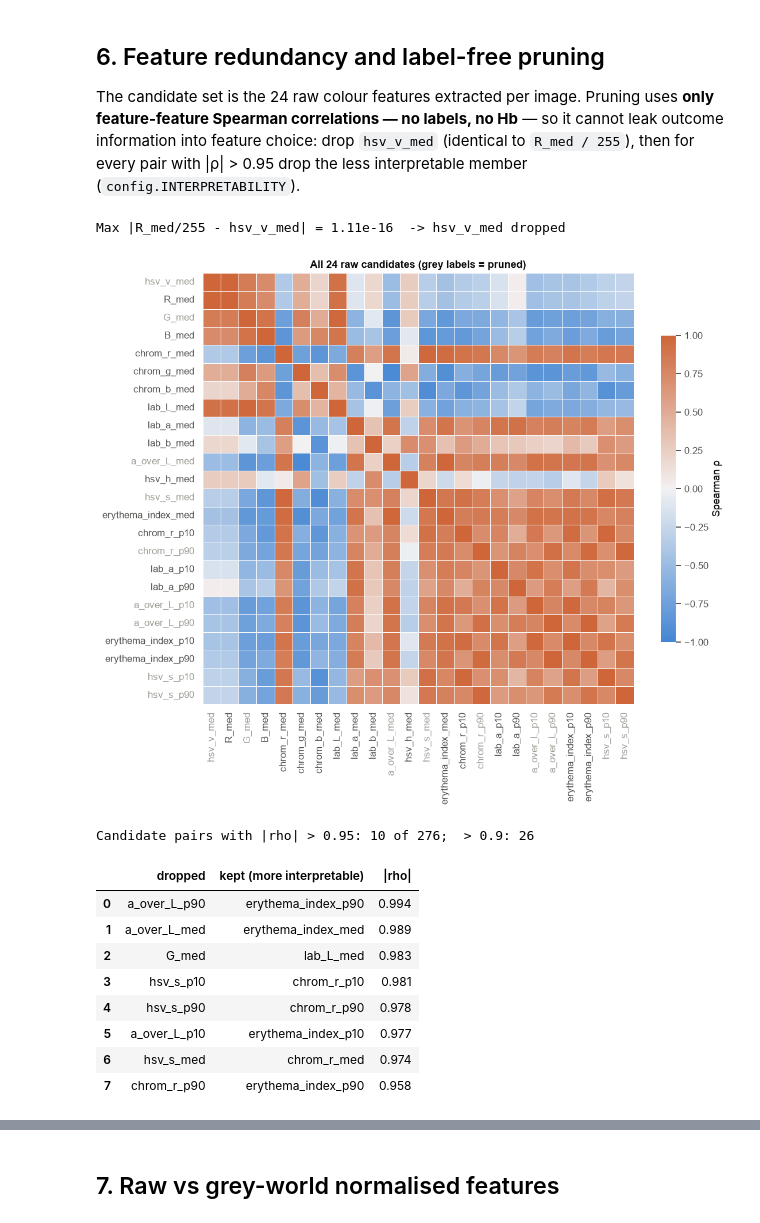
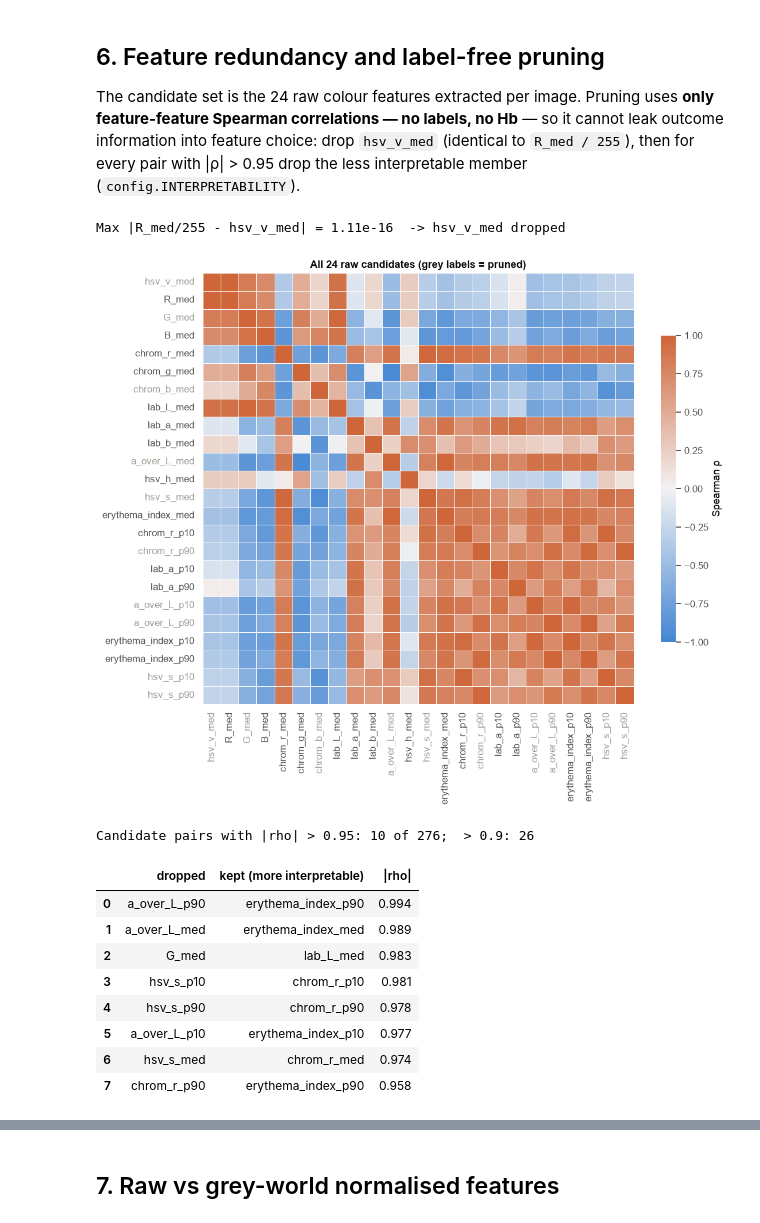
Before and after one commit to nikithadayanand04/netra-hb, a Jupyter notebook: notebooks/01_eda.ipynb, the cells around one changed output, grey strips where cells are left out. Drawn from its saved outputs; the diff is of its cells as text; code cells hidden in the pictures.

Commit message:
Drop chrom_b_med to remove chromaticity sum-to-one dependency (14 features)

```diff
--- a/notebooks/01_eda.ipynb
+++ b/notebooks/01_eda.ipynb
@@ -259,25 +257,25 @@ labels, no Hb** — so it cannot leak outcome information into feature choice: d
 # %%
 print(f"Max |R_med/255 - hsv_v_med| = {(df.R_med / 255 - df.hsv_v_med).abs().max():.2e}  -> hsv_v_med dropped")
 full = ["hsv_v_med"] + CANDS
 corr = df[full].corr(method="spearman")
 cmap = sns.diverging_palette(250, 25, s=80, l=55, as_cmap=True)
 fig, ax = plt.subplots(figsize=(11, 9))
 sns.heatmap(corr, cmap=cmap, center=0, vmin=-1, vmax=1, square=True, linewidths=0.4, linecolor="white",
             cbar_kws={"shrink": 0.7, "label": "Spearman ρ"}, ax=ax)
 for t in ax.get_xticklabels() + ax.get_yticklabels():
     if t.get_text() not in FEATS:
         t.set_color("#9e9c95")
 ax.set_title("All 24 raw candidates (grey labels = pruned)")
 save(fig, "06a_correlation_candidates")
 
 pairs = corr.where(np.triu(np.ones(corr.shape, bool), 1)).stack().dropna()
 print(f"Candidate pairs with |rho| > 0.95: {(pairs.abs() > 0.95).sum()} of {len(pairs)};  > 0.9: {(pairs.abs() > 0.9).sum()}")
 keep, dropped = prune_redundant(df[CANDS], config.INTERPRETABILITY, config.REDUNDANCY_RHO)
-assert keep == FEATS, "config.MODEL_FEATURES is out of date: run python -m scripts.prune_features"
+assert [f for f in keep if f not in config.COLLINEAR_DROP] == FEATS, "config.MODEL_FEATURES is out of date: run python -m scripts.prune_features"
 pd.DataFrame(dropped, columns=["dropped", "kept (more interpretable)", "|rho|"]).round(3)
 # %% [output]
 Max |R_med/255 - hsv_v_med| = 1.11e-16  -> hsv_v_med dropped
-[figure, old version]
+[figure, new version]
 Candidate pairs with |rho| > 0.95: 10 of 276;  > 0.9: 26
 |  | dropped | kept (more interpretable) | |rho| |
 | 0 | a_over_L_p90 | erythema_index_p90 | 0.994 |
```
Also changed, not shown: parts of 9 cells of this notebook, 3 other files.
